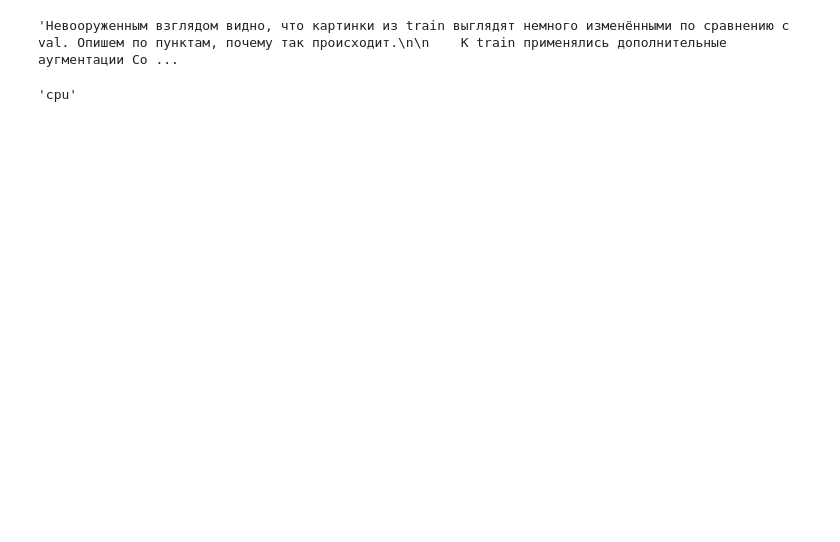
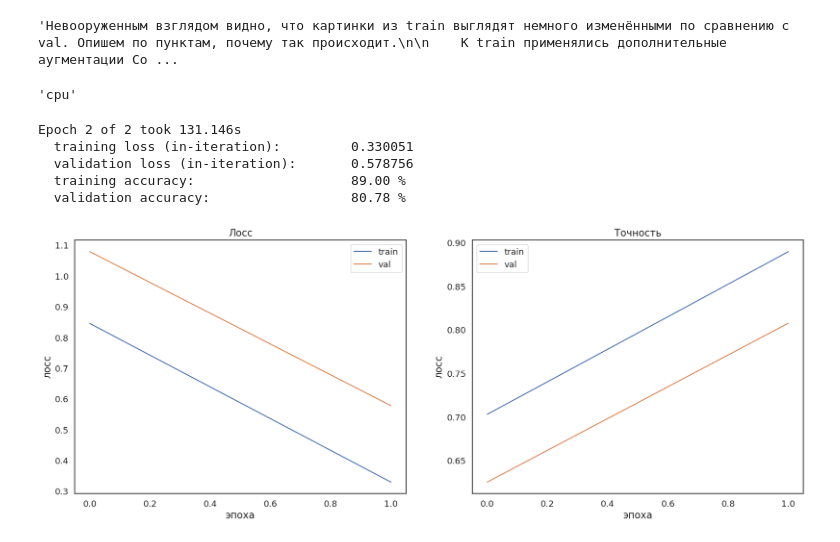
Before and after one commit to OVP2023/NN, a Jupyter notebook: DZ3__п1_Улучшение_качества_обучения_нейросетей.ipynb, the cells around one changed output. Drawn from its saved outputs; the diff is of its cells as text; code cells hidden in the pictures; blank space fills up the shorter version.

```diff
--- a/DZ3__п1_Улучшение_качества_обучения_нейросетей.ipynb
+++ b/DZ3__п1_Улучшение_качества_обучения_нейросетей.ipynb
@@ -264,25 +264,32 @@ from torchvision.models import mobilenet_v3_small
 # %%
 fine_tuning_model = nn.Sequential() #lr_scheduler = CyclicLR
 
 fine_tuning_model.add_module('mobilenet', mobilenet_v3_small(pretrained=True))
 
 # добавим новые слои для классификации для нашей конкретной задачи
 fine_tuning_model.add_module('relu_1', nn.ReLU())
 fine_tuning_model.add_module('fc_1', nn.Linear(1000, 512))
 fine_tuning_model.add_module('relu_2', nn.ReLU())
 fine_tuning_model.add_module('fc_2', nn.Linear(512, 6))
 
 fine_tuning_model = fine_tuning_model.to(device)
 
 criterion = nn.CrossEntropyLoss()
 optimizer = torch.optim.SGD(fine_tuning_model.parameters(), lr=0.01)
-scheduler = torch.optim.lr_scheduler.CyclicLR(optimizer, base_lr=0.01, max_lr=0.1) #Циклический learning rate
+scheduler = torch.optim.lr_scheduler.CyclicLR(optimizer, base_lr=0.01, max_lr=0.1) #Циклический LR c постепенным уменьшением максимального шага
 
 clf_model, history = train(
     fine_tuning_model, criterion, optimizer,
     train_batch_gen, val_batch_gen,
-    num_epochs=1
+    num_epochs=2
 )
+# %% [output]
+Epoch 2 of 2 took 131.146s
+  training loss (in-iteration):         0.330051
+  validation loss (in-iteration):       0.578756
+  training accuracy:                    89.00 %
+  validation accuracy:                  80.78 %
+[figure, added]
 # %%
 fine_tuning_model2 = nn.Sequential()  #lr_scheduler = StepLR
 
```
Also changed, not shown: parts of 4 cells of this notebook.
